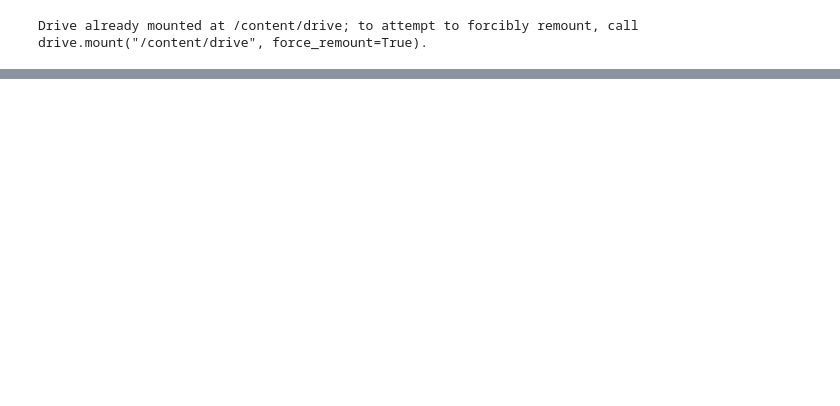
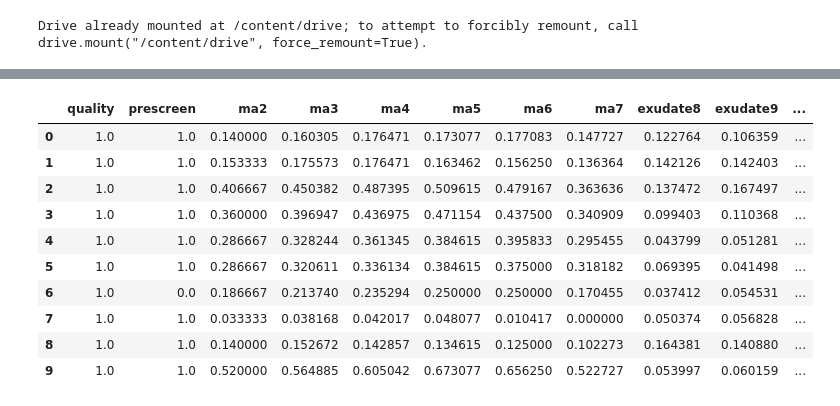
Before and after one commit to Amelia039/datamining, a Jupyter notebook: _sources/imageprocessing.ipynb, the cells around one changed output, grey strips where cells are left out. Cells and saved outputs as stored; diff of their text form; code cells hidden in the pictures; blank space fills up the shorter version.

```diff
--- a/_sources/imageprocessing.ipynb
+++ b/_sources/imageprocessing.ipynb
@@ -15,0 +83,15 @@ FileNotFoundError: ignored
+# %%
+from sklearn.preprocessing import MinMaxScaler
+
+import joblib
+scaler = MinMaxScaler()
+#scaler.fit(features)
+#scaler.transform(features)
+scaled = scaler.fit_transform(X)
+features_names = X.columns.copy()
+#features_names.remove('label')
+scaled_features = pd.DataFrame(scaled, columns=features_names)
+scaled_features.head(10)
+scaler_filename = "scaled.save"
+joblib.dump(scaler, scaler_filename)
+scaler = joblib.load(scaler_filename)
@@ -15,0 +109,14 @@ FileNotFoundError: ignored
+# %%
+scaled_features.head(10)
+# %% [output]
+|  | quality | prescreen | ma2 | ma3 | ma4 | ma5 | ma6 | ma7 | exudate8 | exudate9 | ... |
+| 0 | 1.0 | 1.0 | 0.140000 | 0.160305 | 0.176471 | 0.173077 | 0.177083 | 0.147727 | 0.122764 | 0.106359 | ... |
+| 1 | 1.0 | 1.0 | 0.153333 | 0.175573 | 0.176471 | 0.163462 | 0.156250 | 0.136364 | 0.142126 | 0.142403 | ... |
+| 2 | 1.0 | 1.0 | 0.406667 | 0.450382 | 0.487395 | 0.509615 | 0.479167 | 0.363636 | 0.137472 | 0.167497 | ... |
+| 3 | 1.0 | 1.0 | 0.360000 | 0.396947 | 0.436975 | 0.471154 | 0.437500 | 0.340909 | 0.099403 | 0.110368 | ... |
+| 4 | 1.0 | 1.0 | 0.286667 | 0.328244 | 0.361345 | 0.384615 | 0.395833 | 0.295455 | 0.043799 | 0.051281 | ... |
+| 5 | 1.0 | 1.0 | 0.286667 | 0.320611 | 0.336134 | 0.384615 | 0.375000 | 0.318182 | 0.069395 | 0.041498 | ... |
+| 6 | 1.0 | 0.0 | 0.186667 | 0.213740 | 0.235294 | 0.250000 | 0.250000 | 0.170455 | 0.037412 | 0.054531 | ... |
+| 7 | 1.0 | 1.0 | 0.033333 | 0.038168 | 0.042017 | 0.048077 | 0.010417 | 0.000000 | 0.050374 | 0.056828 | ... |
+| 8 | 1.0 | 1.0 | 0.140000 | 0.152672 | 0.142857 | 0.134615 | 0.125000 | 0.102273 | 0.164381 | 0.140880 | ... |
+| 9 | 1.0 | 1.0 | 0.520000 | 0.564885 | 0.605042 | 0.673077 | 0.656250 | 0.522727 | 0.053997 | 0.060159 | ... |
```
Also changed, not shown: parts of 20 cells of this notebook, 3 other files.
